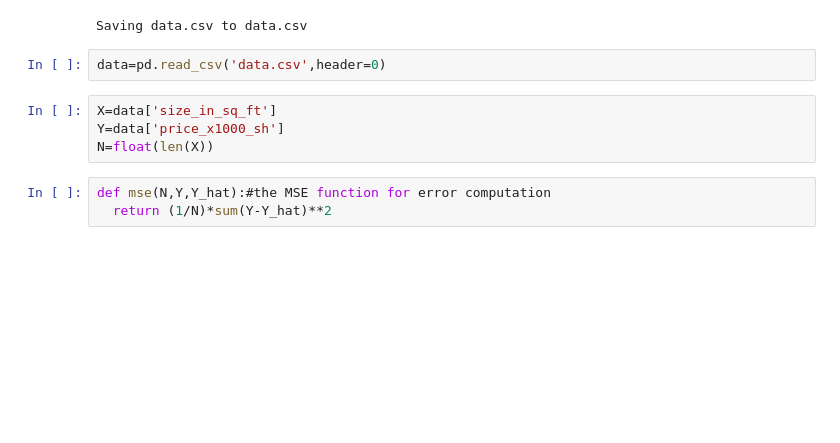
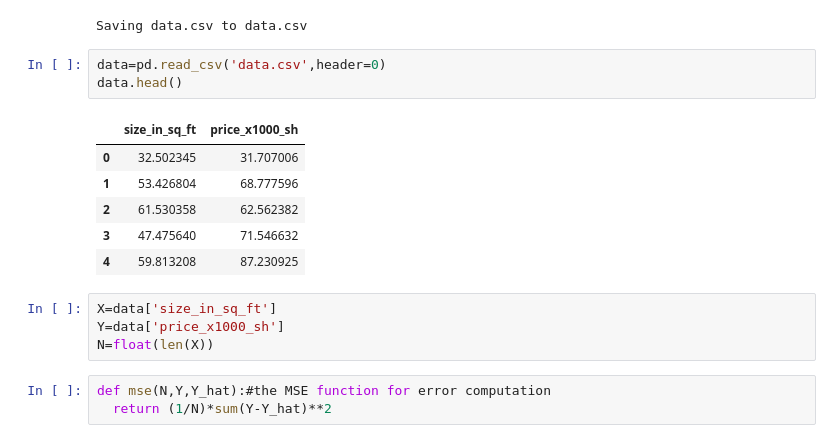
Before and after one commit to aubreyomondi/ML_Practicals, a Jupyter notebook: linear_regression_GD.ipynb, the cells around one changed output. Cells and saved outputs as stored; diff of their text form; blank space fills up the shorter version.

```diff
--- a/linear_regression_GD.ipynb
+++ b/linear_regression_GD.ipynb
@@ -17,6 +17,14 @@ uploaded=files.upload()
 Saving data.csv to data.csv
 # %%
 data=pd.read_csv('data.csv',header=0)
+data.head()
+# %% [output]
+|  | size_in_sq_ft | price_x1000_sh |
+| 0 | 32.502345 | 31.707006 |
+| 1 | 53.426804 | 68.777596 |
+| 2 | 61.530358 | 62.562382 |
+| 3 | 47.475640 | 71.546632 |
+| 4 | 59.813208 | 87.230925 |
 # %%
 X=data['size_in_sq_ft']
 Y=data['price_x1000_sh']
```
Also changed, not shown: 1 other file.
